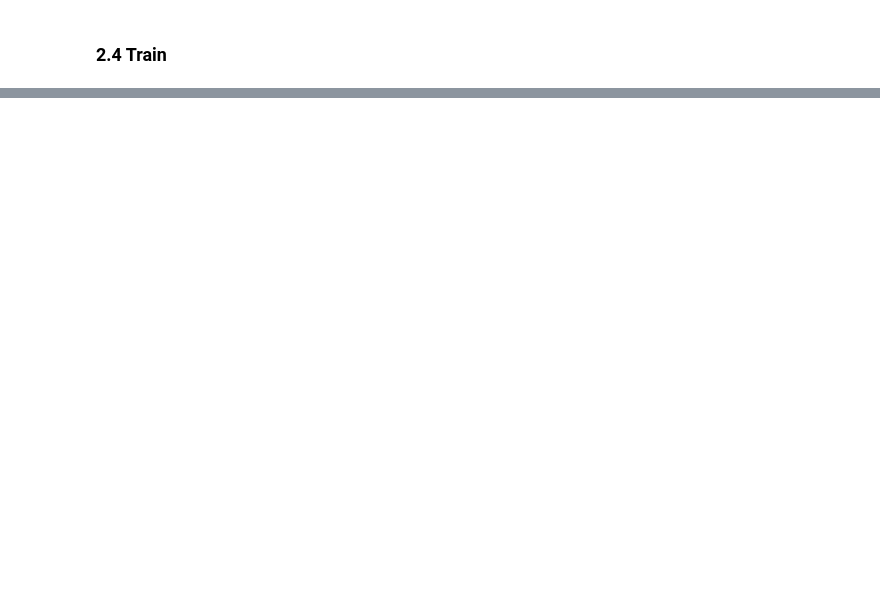
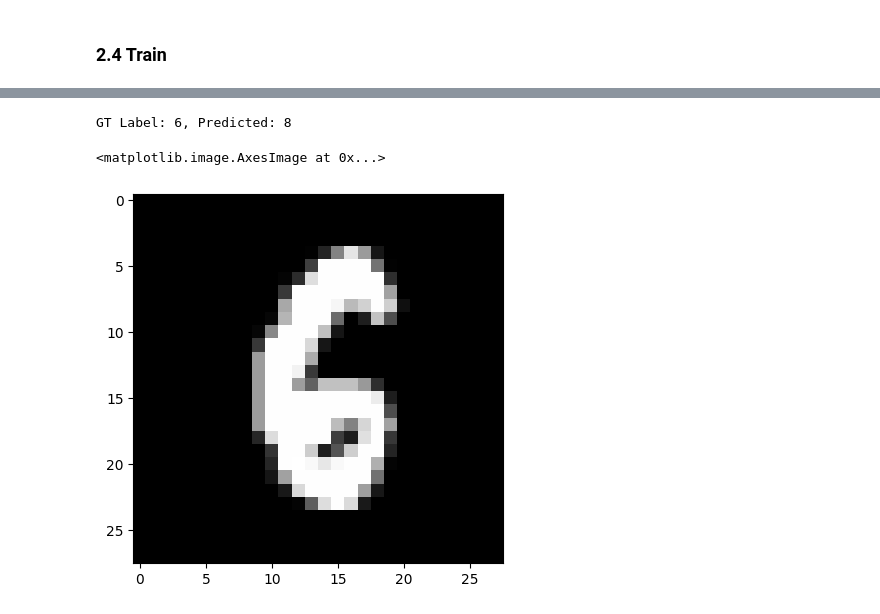
Before and after one commit to jdasam/mas1004, a Jupyter notebook: live_coding/7_cnn.ipynb, the cells around one changed output, grey strips where cells are left out. Cells and saved outputs as stored; diff of their text form; code cells hidden in the pictures; blank space fills up the shorter version.

```diff
--- a/live_coding/7_cnn.ipynb
+++ b/live_coding/7_cnn.ipynb
@@ -310,7 +529,11 @@ torch.where(predicted_labels != labels)
 # %%
-idx = 241
+idx = 4619
 img, label = test_data[idx]
 predicted_lb = predicted_labels[idx].item()
 
 print(f"GT Label: {label}, Predicted: {predicted_lb}")
 plt.imshow(img.squeeze())
+# %% [output]
+GT Label: 6, Predicted: 8
+<matplotlib.image.AxesImage at 0x...>
+[figure, added]
```
Also changed, not shown: parts of 26 cells of this notebook.
